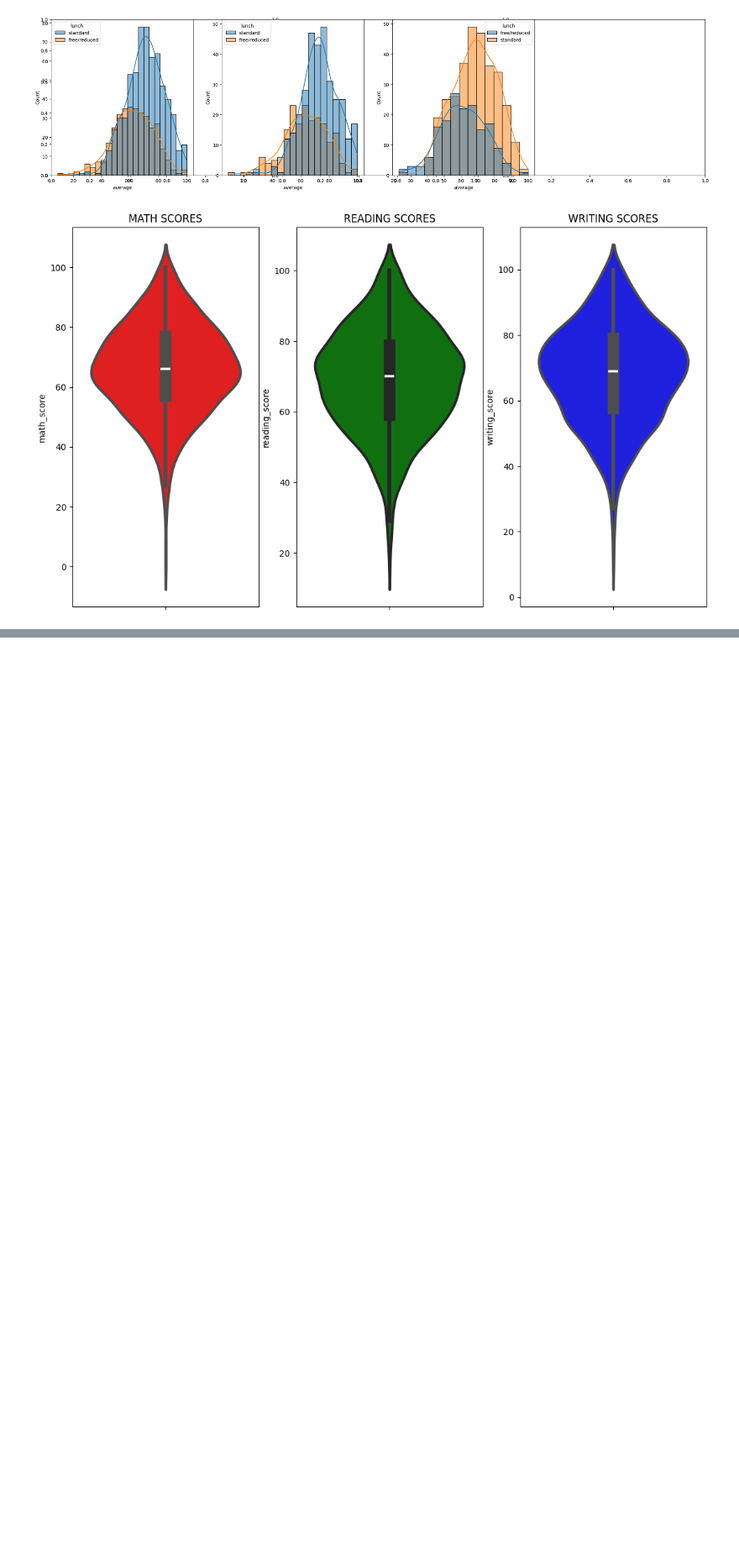
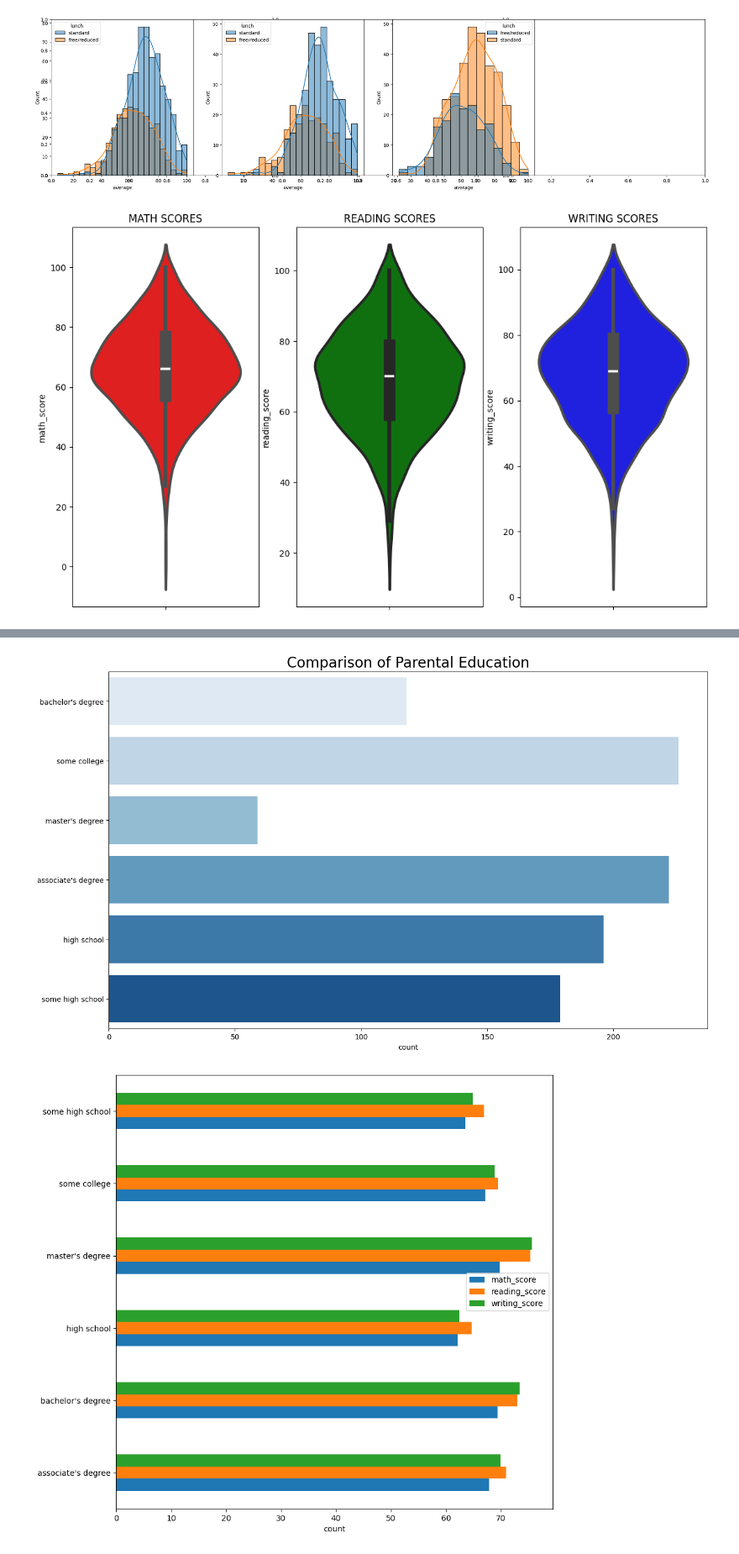
Before and after one commit to subhashishansda4/Student-Performance, a Jupyter notebook: data/eda.ipynb, the cells around one changed output, grey strips where cells are left out. Shown at 84% size. Drawn from its saved outputs; the diff is of its cells as text; code cells hidden in the pictures; blank space fills up the shorter version.

```diff
--- a/data/eda.ipynb
+++ b/data/eda.ipynb
@@ -255,0 +366,20 @@ plt.axis('off')
+# %%
+# Parental Level of Education
+
+# univariate analysis
+plt.figure(figsize=(15,9))
+sns.countplot(df['parental_level_of_education'], palette='Blues')
+plt.title('Comparison of Parental Education', fontweight=30, fontsize=20)
+plt.xlabel('count')
+plt.ylabel('')
+plt.show()
+
+#bivariate analysis
+df.groupby('parental_level_of_education')[numeric_features].agg('mean').plot(kind='barh', figsize=((10,10)))
+plt.ylabel('')
+plt.xlabel('count')
+plt.legend()
+plt.show()
+# %% [output]
+[figure, added]
+[figure, added]
```
Also changed, not shown: parts of 10 cells of this notebook.
